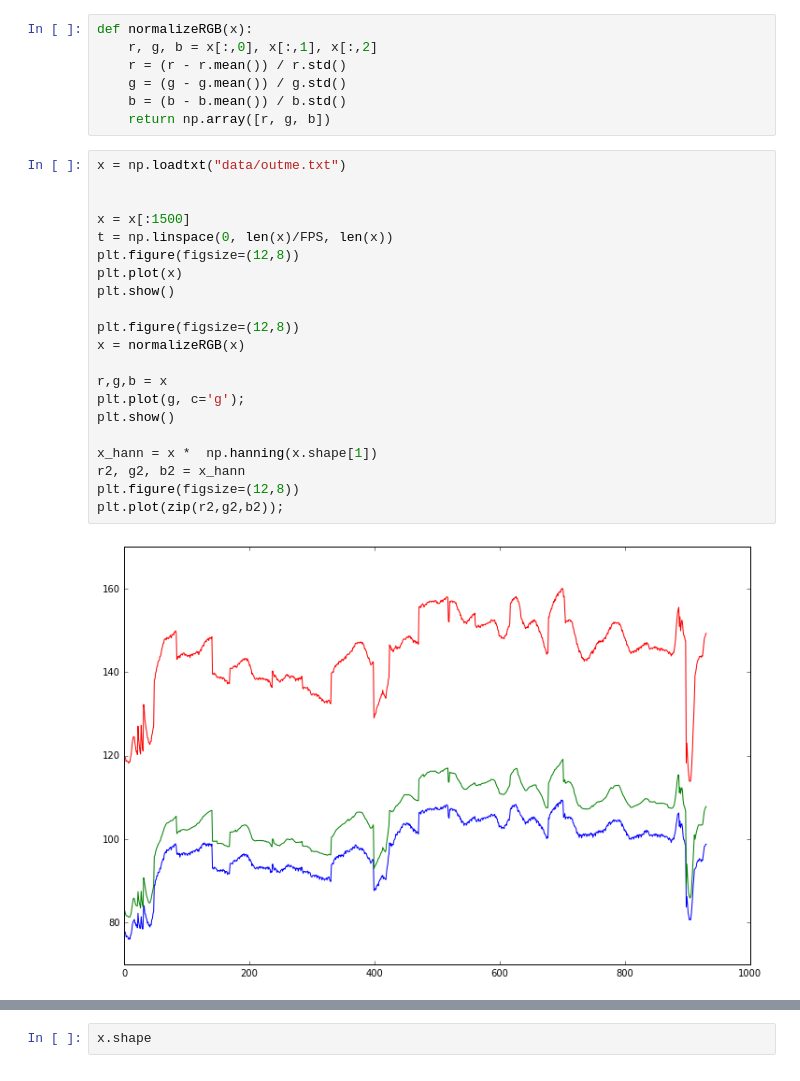
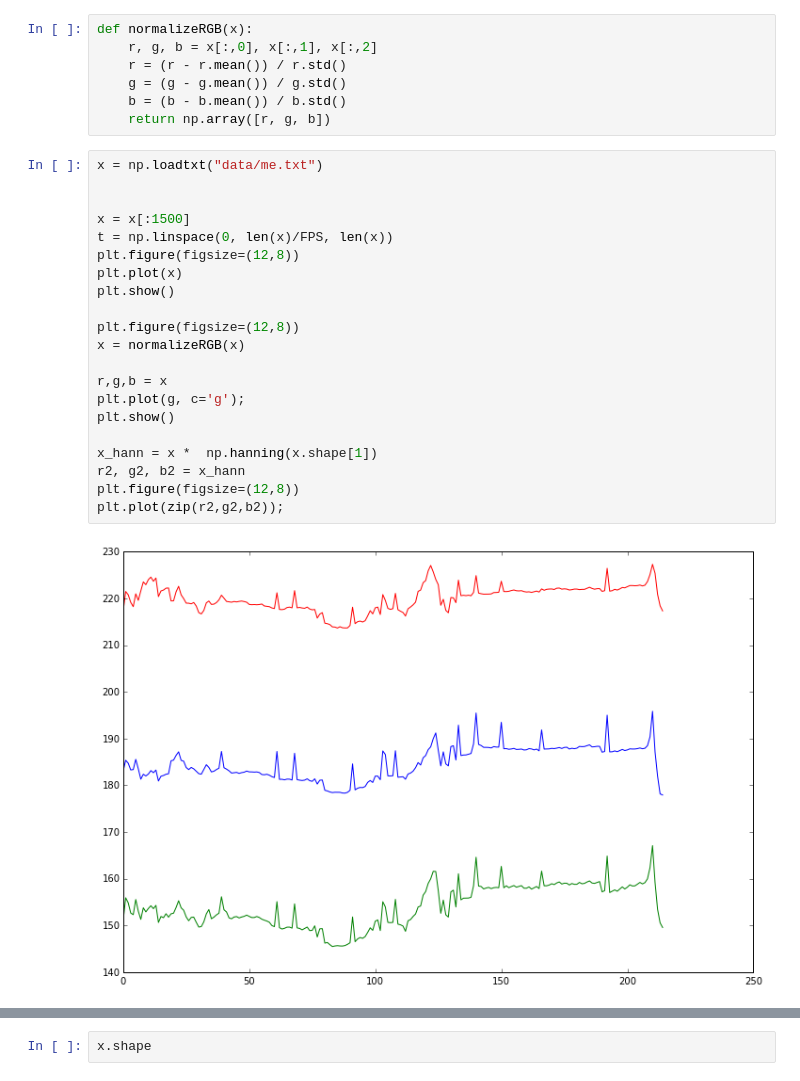
Before and after one commit to dwieker/FaceTrack, a Jupyter notebook: experimenting.ipynb, the cells around one changed output, grey strips where cells are left out. Drawn from its saved outputs; the diff is of its cells as text.

```diff
--- a/experimenting.ipynb
+++ b/experimenting.ipynb
@@ -14,25 +14,25 @@ def normalizeRGB(x):
     b = (b - b.mean()) / b.std()
     return np.array([r, g, b])
 # %%
-x = np.loadtxt("data/outme.txt")
+x = np.loadtxt("data/me.txt")
 
 
 x = x[:1500]
 t = np.linspace(0, len(x)/FPS, len(x))
 plt.figure(figsize=(12,8))
 plt.plot(x)
 plt.show()
 
 plt.figure(figsize=(12,8))
 x = normalizeRGB(x)
 
 r,g,b = x
 plt.plot(g, c='g');
 plt.show()
 
 x_hann = x *  np.hanning(x.shape[1])
 r2, g2, b2 = x_hann
 plt.figure(figsize=(12,8))
 plt.plot(zip(r2,g2,b2));
 # %% [output]
-[figure, old version]
+[figure, new version]
```
Also changed, not shown: parts of 3 cells of this notebook, 1 other file.
